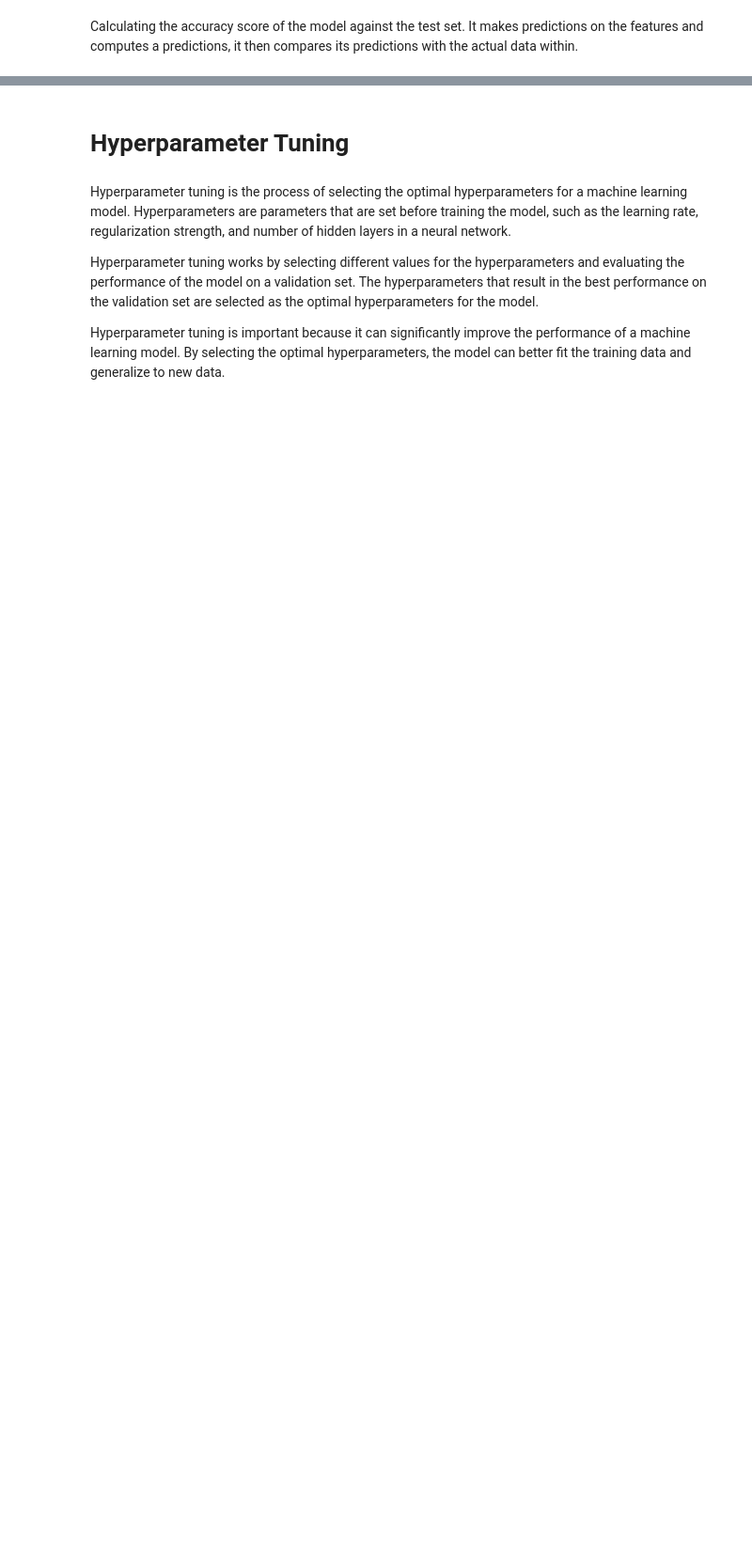
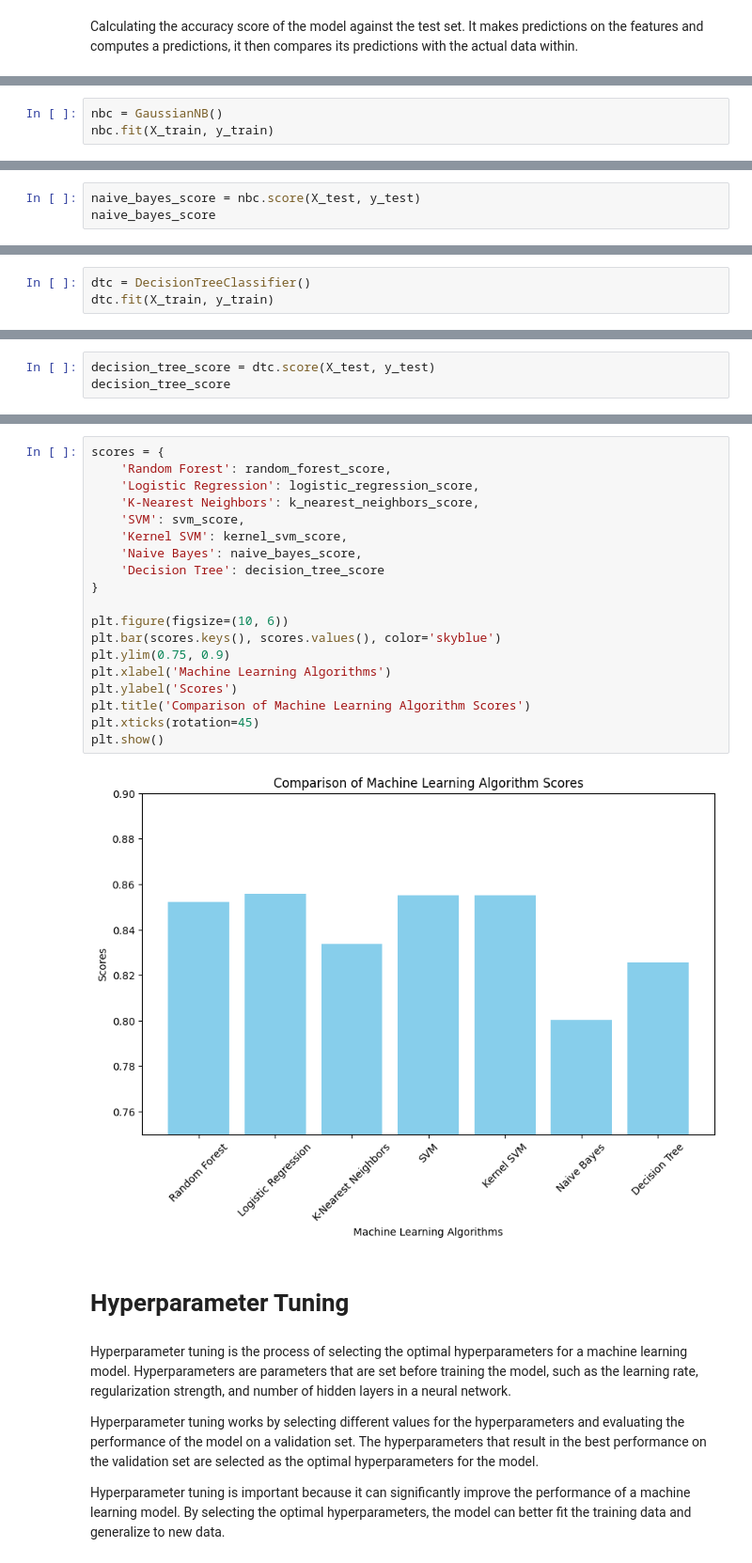
Before and after one commit to mbeps/Adults_Income_Prediction, a Jupyter notebook: main.ipynb, the cells around one changed output, grey strips where cells are left out. Shown at 94% size. Saved outputs shown, nothing was run; the diff lists cells and outputs as text; blank space fills up the shorter version.

Commit message:
Added all classification algorithms

```diff
--- a/main.ipynb
+++ b/main.ipynb
@@ -392,0 +385,3 @@ importances
+# %%
+nbc = GaussianNB()
+nbc.fit(X_train, y_train)
@@ -392,0 +390,3 @@ importances
+# %%
+naive_bayes_score = nbc.score(X_test, y_test)
+naive_bayes_score
@@ -392,0 +397,3 @@ importances
+# %%
+dtc = DecisionTreeClassifier()
+dtc.fit(X_train, y_train)
@@ -392,0 +402,3 @@ importances
+# %%
+decision_tree_score = dtc.score(X_test, y_test)
+decision_tree_score
@@ -393,3 +409,24 @@ importances
+# %%
+scores = {
+	'Random Forest': random_forest_score,
+	'Logistic Regression': logistic_regression_score,
+	'K-Nearest Neighbors': k_nearest_neighbors_score,
+	'SVM': svm_score,
+	'Kernel SVM': kernel_svm_score,
+	'Naive Bayes': naive_bayes_score,
+	'Decision Tree': decision_tree_score
+}
+
+plt.figure(figsize=(10, 6))
+plt.bar(scores.keys(), scores.values(), color='skyblue')
+plt.ylim(0.75, 0.9)
+plt.xlabel('Machine Learning Algorithms')
+plt.ylabel('Scores')
+plt.title('Comparison of Machine Learning Algorithm Scores')
+plt.xticks(rotation=45)
+plt.show()
+# %% [output]
+[figure, added]
 # %% [markdown]
 # **Hyperparameter Tuning**
 # %% [markdown]
```
Also changed, not shown: parts of 90 cells of this notebook.
